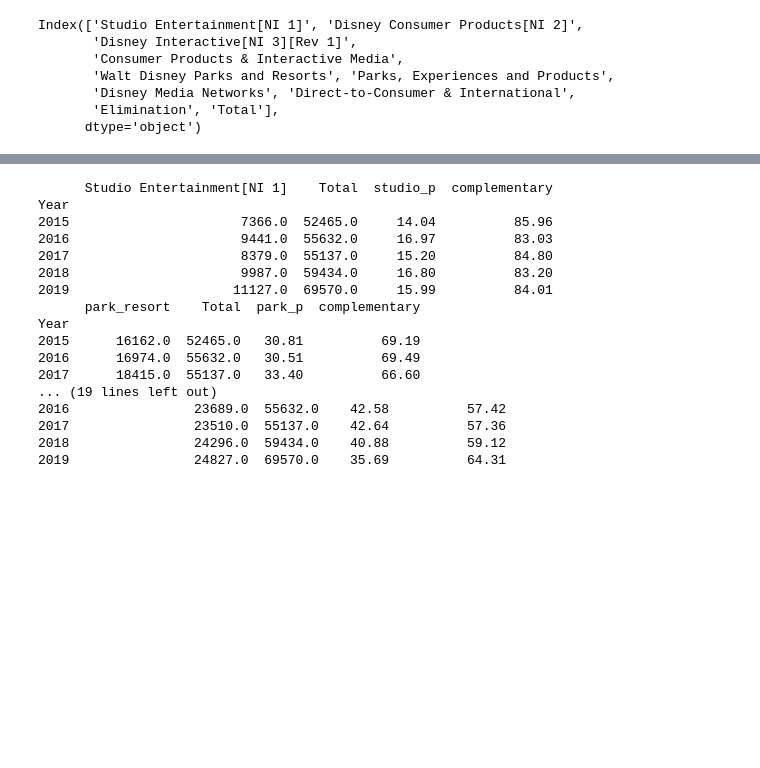
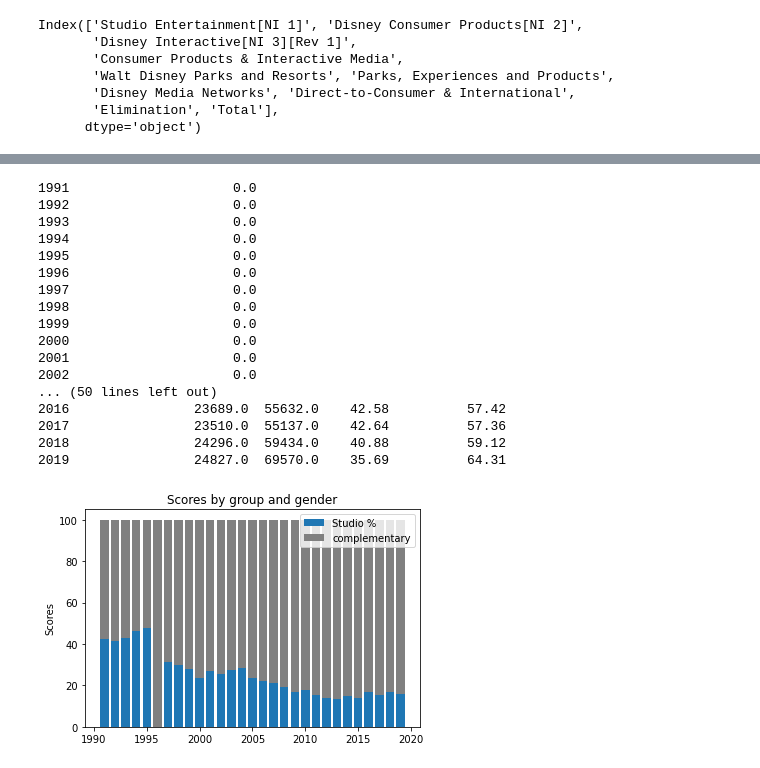
Before and after one commit to uomodellamansarda/DisneyMoviesAnalysis, a Jupyter notebook: DisneyRevenuesStreamsAnalysis.ipynb, the cells around one changed output, grey strips where cells are left out. Saved outputs shown, nothing was run; the diff lists cells and outputs as text; code cells hidden in the pictures; blank space fills up the shorter version.

```diff
--- a/DisneyRevenuesStreamsAnalysis.ipynb
+++ b/DisneyRevenuesStreamsAnalysis.ipynb
@@ -66,5 +70,18 @@ dtypes: float64(4), object(1)
 # %% [markdown]
 From this inspection I noticed that total_gross and inflation_adjusted_gross should be float and not object
+# %%
+
+#after an inspection we saw that we had to strip a comma
+df2['Disney Media Networks'][df2['Year']==1996]=4142
+df2['Disney Media Networks']= df2['Disney Media Networks'].replace(',', '')
+df2['Disney Media Networks']= df2['Disney Media Networks'].astype(float)
+print("1996  Park and media info")
+print(df2[["Walt Disney Parks and Resorts", 'Disney Media Networks']][df2['Year']==1996])
+print(df2[["Walt Disney Parks and Resorts", 'Disney Media Networks']][df2['Year']==1996].info())
+print(type(df2['Disney Media Networks'][df2['Year']==1996].values))
+print(df2['Disney Media Networks'][df2['Year']==1996])
+print(df2['Disney Media Networks'].isna().sum())
+print(df2)
 # %%
 #we have to fill the Nan with 0
 
@@ -283,10 +343,14 @@ Index(['Studio Entertainment[NI 1]', 'Disney Consumer Products[NI 2]',
 # %%
+
+
 df_merge_2=df_merge_2.fillna(0)
 studio_entert=pd.DataFrame(df_merge_2['Studio Entertainment[NI 1]']).sort_index()
 park_sum=df_merge_2['Walt Disney Parks and Resorts']+df_merge_2['Parks, Experiences and Products']
 park_resort=pd.DataFrame(park_sum,columns=['park_resort']).sort_index()
+disney_media_network=pd.DataFrame(df_merge_2['Disney Media Networks']).sort_index()
 
-disney_media_network=pd.DataFrame(df_merge_2['Disney Media Networks']).sort_index()
+sub_total=df_merge_2['Studio Entertainment[NI 1]']+df_merge_2['Walt Disney Parks and Resorts']+df_merge_2['Parks, Experiences and Products']+disney_media_network#-df_merge_2['Total']
+print(sub_total.sum())
 
 studio_entert['Total']=df_merge_2['Total']
 park_resort['Total']=df_merge_2['Total']
@@ -306,20 +370,37 @@ print(disney_media_network.head())
 print(disney_media_network.tail())
 #disney_media_network=park_resort.assign(df_merge_2['Total'])
 # %% [output]
-      Studio Entertainment[NI 1]    Total  studio_p  complementary
-Year
-2015                      7366.0  52465.0     14.04          85.96
-2016                      9441.0  55632.0     16.97          83.03
-2017                      8379.0  55137.0     15.20          84.80
-2018                      9987.0  59434.0     16.80          83.20
-2019                     11127.0  69570.0     15.99          84.01
-      park_resort    Total  park_p  complementary
-Year
-2015      16162.0  52465.0   30.81          69.19
-2016      16974.0  55632.0   30.51          69.49
-2017      18415.0  55137.0   33.40          66.60
-... (19 lines left out)
+1991                     0.0
+1992                     0.0
+1993                     0.0
+1994                     0.0
+1995                     0.0
+1996                     0.0
+1997                     0.0
+1998                     0.0
+1999                     0.0
+2000                     0.0
+2001                     0.0
+2002                     0.0
+... (50 lines left out)
 2016                23689.0  55632.0    42.58          57.42
 2017                23510.0  55137.0    42.64          57.36
 2018                24296.0  59434.0    40.88          59.12
 2019                24827.0  69570.0    35.69          64.31
+# %%
+labels=studio_entert.index
+first_stack=studio_entert['studio_p']
+second_stack=studio_entert['complementary']
+fig, ax = plt.subplots()
+
+ax.bar(labels, first_stack, label='Studio %')
+ax.bar(labels, second_stack,  color='grey', bottom=first_stack,
+       label='complementary')
+
+ax.set_ylabel('Scores')
+ax.set_title('Scores by group and gender')
+ax.legend()
+
+plt.show()
+# %% [output]
+[figure, added]
```
Also changed, not shown: parts of 8 cells of this notebook.
